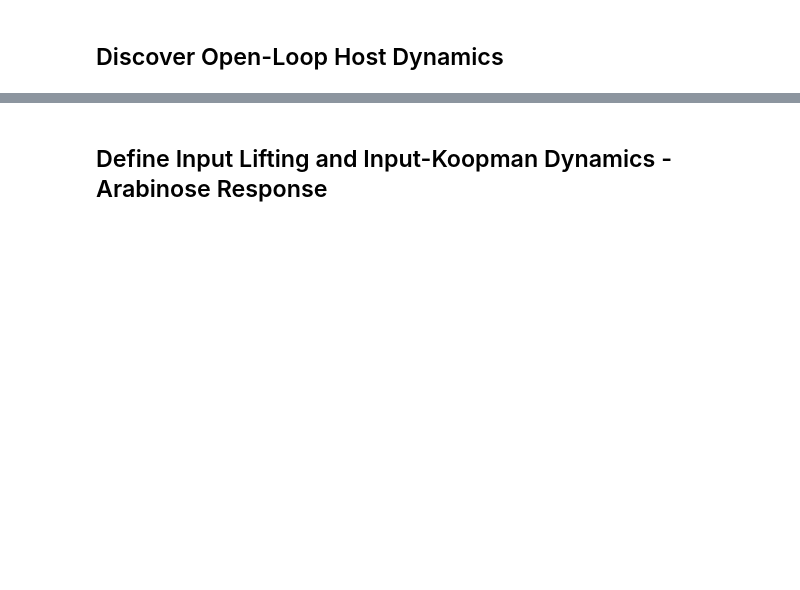
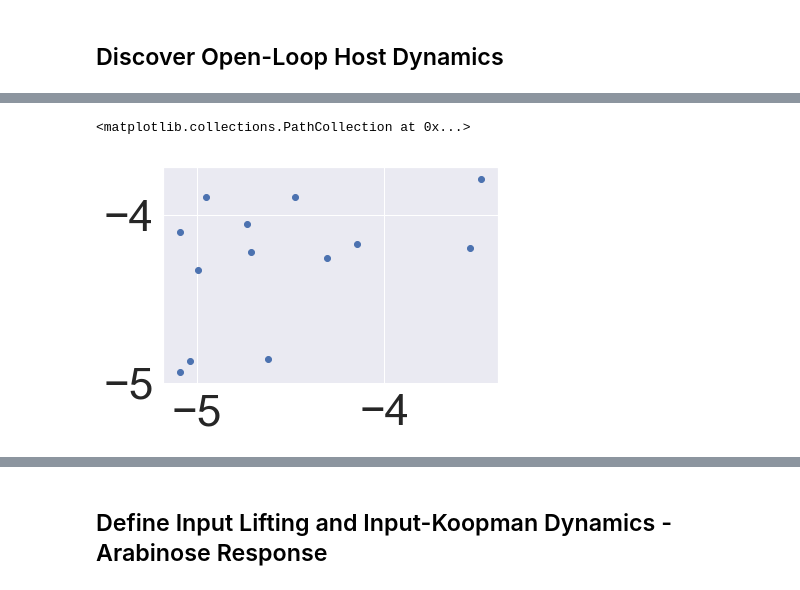
Before and after one commit to YeungRepo/darpa-sd2, a Jupyter notebook: structuredDMD/v0_code/KOp_SDMD_Prototype_PullDict_Dataframes.ipynb, the cells around one changed output, grey strips where cells are left out. Saved outputs shown, nothing was run; the diff lists cells and outputs as text; code cells hidden in the pictures; blank space fills up the shorter version.

```diff
--- a/structuredDMD/v0_code/KOp_SDMD_Prototype_PullDict_Dataframes.ipynb
+++ b/structuredDMD/v0_code/KOp_SDMD_Prototype_PullDict_Dataframes.ipynb
@@ -732,3 +746,8 @@ for col_ind in low_cv_reps:
 [figure]
+# %%
+plt.scatter(np.log10(lambda_val_vec_p),np.log10(lambda_val_vec_f))
+# %% [output]
+<matplotlib.collections.PathCollection at 0x...>
+[figure, added]
 # %%
 all_genes = list(all_genes)
```
Also changed, not shown: parts of 14 cells of this notebook.
